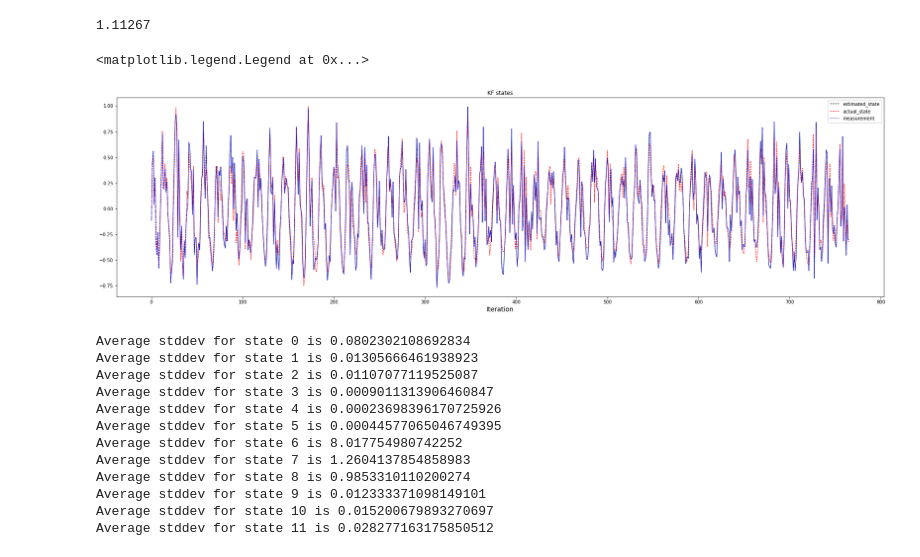
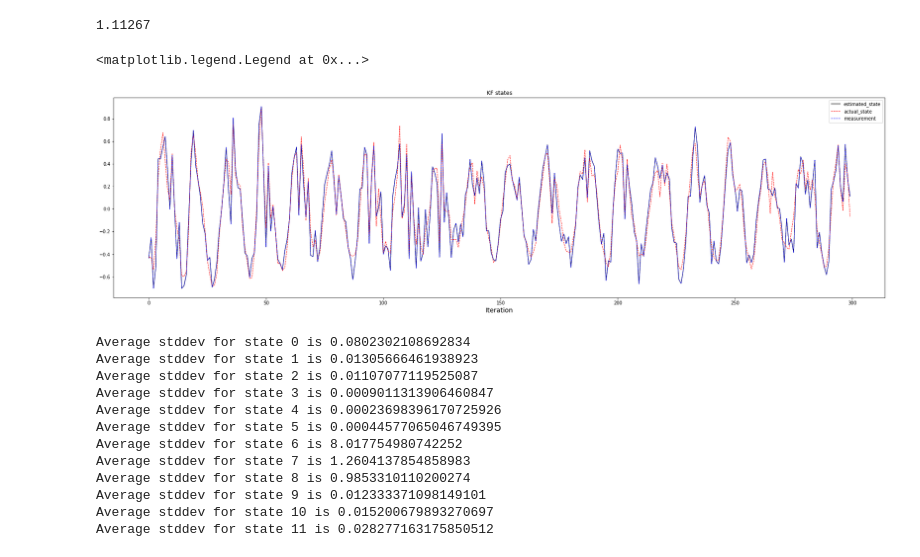
Before and after one commit to LouKordos/jupyter_notebooks, a Jupyter notebook: kf-tuning.ipynb, the cells around one changed output. Drawn from its saved outputs; the diff is of its cells as text; code cells hidden in the pictures.

```diff
--- a/kf-tuning.ipynb
+++ b/kf-tuning.ipynb
@@ -178,12 +178,11 @@ def simulate_kf(state_sequence, control_sequence, r_left_sequence, r_right_seque
         r_right = np.array(r_right_sequence[i])
 
         # Prediction step:
-        x_predicted = step_discrete_model(np.append(x_kf, [-9.81]), u_t_prev, r_left[0], r_left[1], r_left[2], r_right[0], r_right[1], r_right[0])[0:n-1]
-        x_predicted_cheating = step_discrete_model(np.append(x_t, [-9.81]), u_t_prev, r_left[0], r_left[1], r_left[2], r_right[0], r_right[1], r_right[0])[0:n-1]
-
+        x_predicted = step_discrete_model(np.append(x_kf, [-9.81]), u_t_prev, r_left[0], r_right[0], r_left[1], r_right[1], r_left[2], r_left[2])[0:n-1]
+        x_predicted_cheating = step_discrete_model(np.append(x_t, [-9.81]), u_t_prev, r_left[0], r_right[0], r_left[1], r_right[1], r_left[2], r_left[2])[0:n-1]
 
         # Update Process Covariance Matrix
-        A_d, B_d = discretize_ss(np.append(x_kf, [-9.81]), u_t_prev, r_left[0], r_left[1], r_left[2], r_right[0], r_right[1], r_right[0], dt)
+        A_d, B_d = discretize_ss(np.append(x_kf, [-9.81]), u_t_prev, r_left[0], r_right[0], r_left[1], r_right[1], r_left[2], r_left[2], dt)
         P = A_d[0:n-1, 0:n-1] @ P @ A_d[0:n-1, 0:n-1].T + Q
 
         Y = C @ x_t + np.array(noise_vector[i])
@@ -218,17 +217,17 @@ for sequence_index in range(len(state_sequences)):
 # %%
 fig = plt.figure(figsize=(30,8))
 ax = fig.add_subplot(111)
 
-ax.plot([element[6] for element in estimated_states_results[1][100:500]], color="black", linewidth=1, linestyle="dashed", label="estimated_state")
-ax.plot([element[6] for element in actual_states_results[1][1:-1]], color="red", linewidth=1, linestyle="dashed", label="actual_state")
-ax.plot([element[6] for element in measurements_results[1][1:-1]], color="blue", linewidth=1, linestyle="dashed", label="measurement")
+ax.plot([element[6] for element in estimated_states_results[1][300:600]], color="black", linewidth=1, linestyle="solid", label="estimated_state")
+ax.plot([element[6] for element in actual_states_results[1][300:600]], color="red", linewidth=1, linestyle="dashed", label="actual_state")
+ax.plot([element[6] for element in measurements_results[1][300:600]], color="blue", linewidth=1, linestyle="dashed", label="measurement")
 
 ax.set_title("KF states")
 ax.set_xlabel("Iteration", fontsize=14)
 ax.legend(loc='upper right')
 # %% [output]
 <matplotlib.legend.Legend at 0x...>
-[figure, old version]
+[figure, new version]
 # %%
 element_index = 3
 
```
